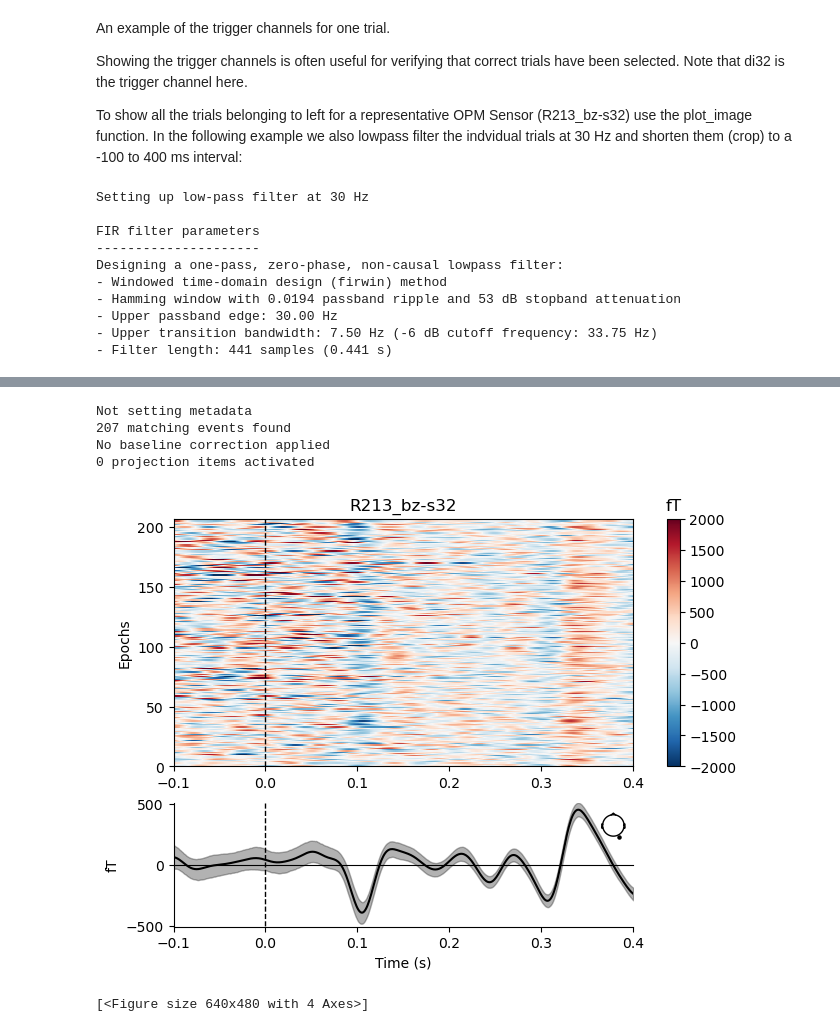
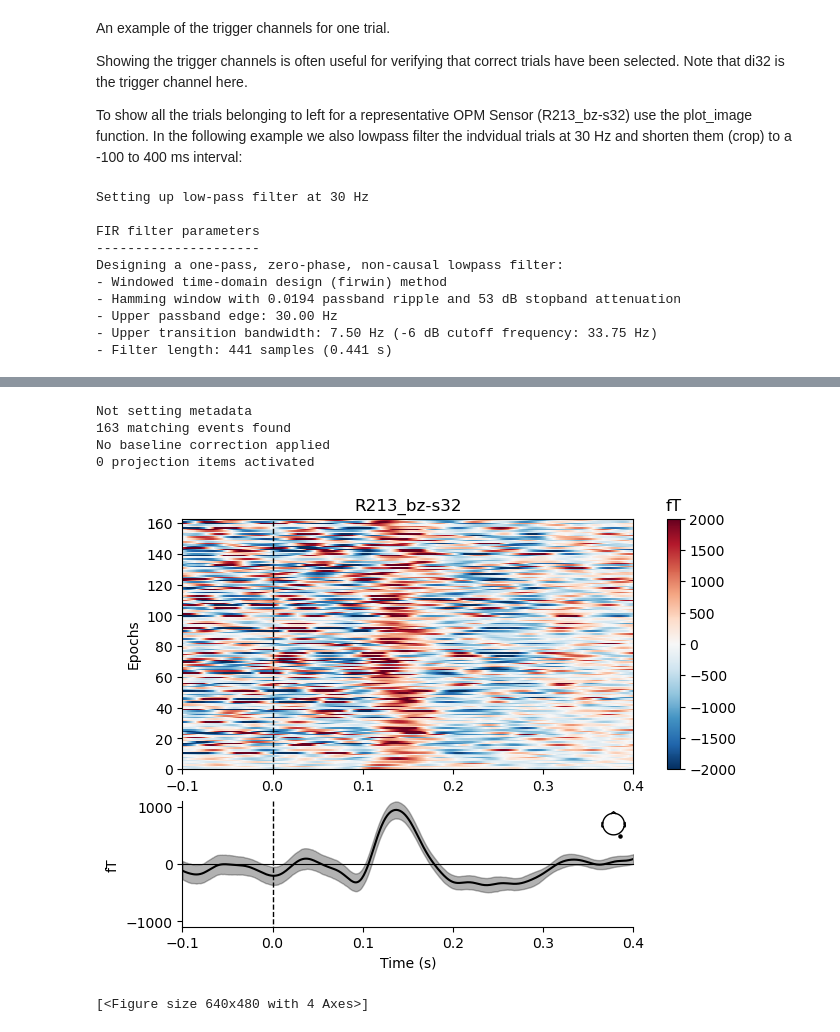
Before and after one commit to FLUX-pipeline/FieldLine, a Jupyter notebook: 6_Extracting condition_specific trials.ipynb, the cells around one changed output, grey strips where cells are left out. Saved outputs shown, nothing was run; the diff lists cells and outputs as text; code cells hidden in the pictures.

```diff
--- a/6_Extracting condition_specific trials.ipynb
+++ b/6_Extracting condition_specific trials.ipynb
@@ -43,8 +43,8 @@ ica_suffix = 'ica'
 epo_suffix = 'epo'
 
 data_path='/home/rakshita/rds_folders/Sproject3/OPM_data'
-deriv_root1 = op.join(data_path,"Sub1_BIDS/derivatives/preprocessing")
-deriv_root2=op.join(data_path,"Sub1_BIDS/derivatives/analysis")
+deriv_root1 = op.join(data_path,"Sub2_BIDS/derivatives/preprocessing")
+deriv_root2=op.join(data_path,"Sub2_BIDS/derivatives/analysis")
 
 bids_path_preproc = BIDSPath(subject=subject, session=session,
             task=task, run=run, suffix=ica_suffix, datatype='meg',
@@ -263,7 +263,7 @@ Showing the trigger channels is often useful for verifying that correct trials h
 To show all the trials belonging to left for a representative OPM Sensor (R213_bz-s32) use the plot_image function. In the following example we also lowpass filter the indvidual trials at 30 Hz and shorten them (crop) to a -100 to 400 ms interval:
 # %%
 %matplotlib inline
-epochs['cue/left'].filter(0.0,30).crop(-0.1,0.4).plot_image(picks=['R213_bz-s32'], vmin=-2000, vmax=2000)
+epochs['cue_left'].filter(0.0,30).crop(-0.1,0.4).plot_image(picks=['R213_bz-s32'], vmin=-2000, vmax=2000)
 # %% [output]
 Setting up low-pass filter at 30 Hz
 
@@ -295,6 +295,6 @@ Designing a one-pass, zero-phase, non-causal lowpass filter:
 Not setting metadata
-207 matching events found
+163 matching events found
 No baseline correction applied
 0 projection items activated
-[figure, old version]
+[figure, new version]
 [<Figure size 640x480 with 4 Axes>]
```
Also changed, not shown: parts of 12 cells of this notebook.
